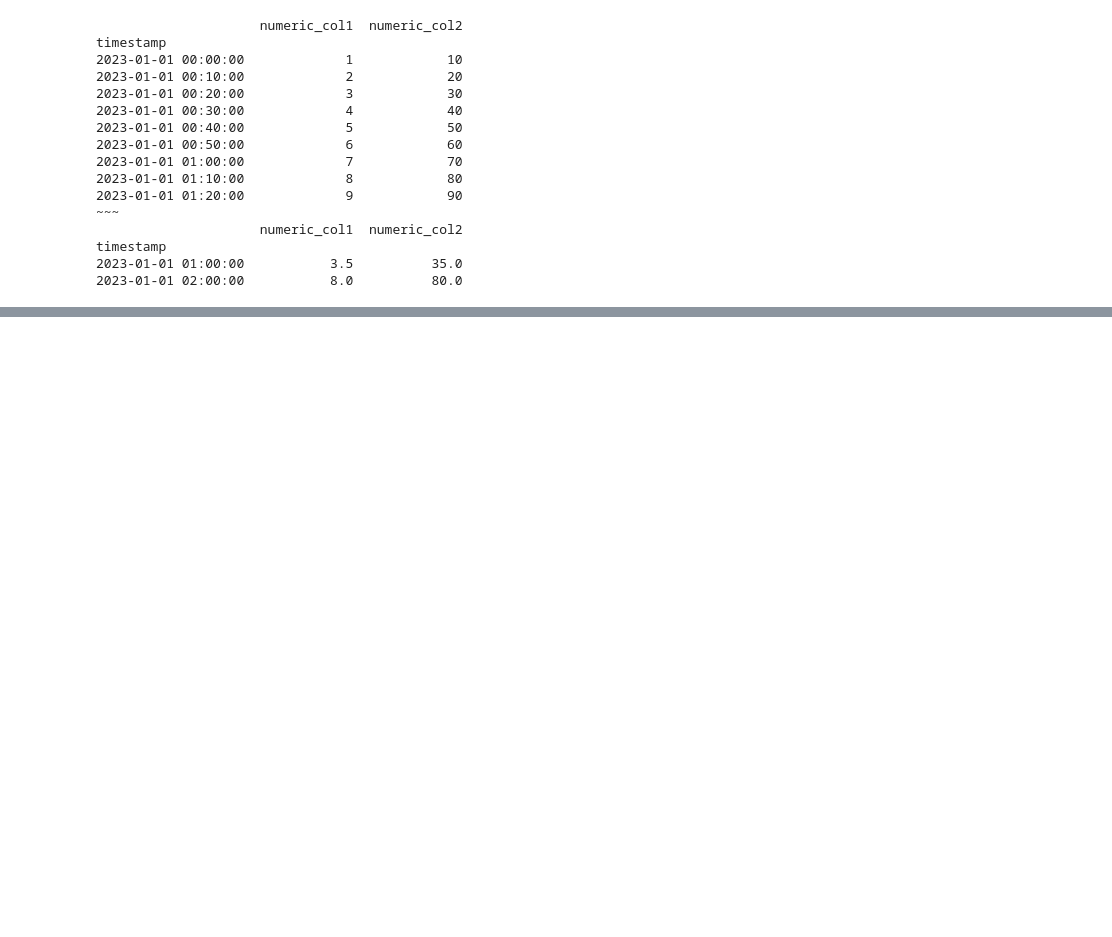
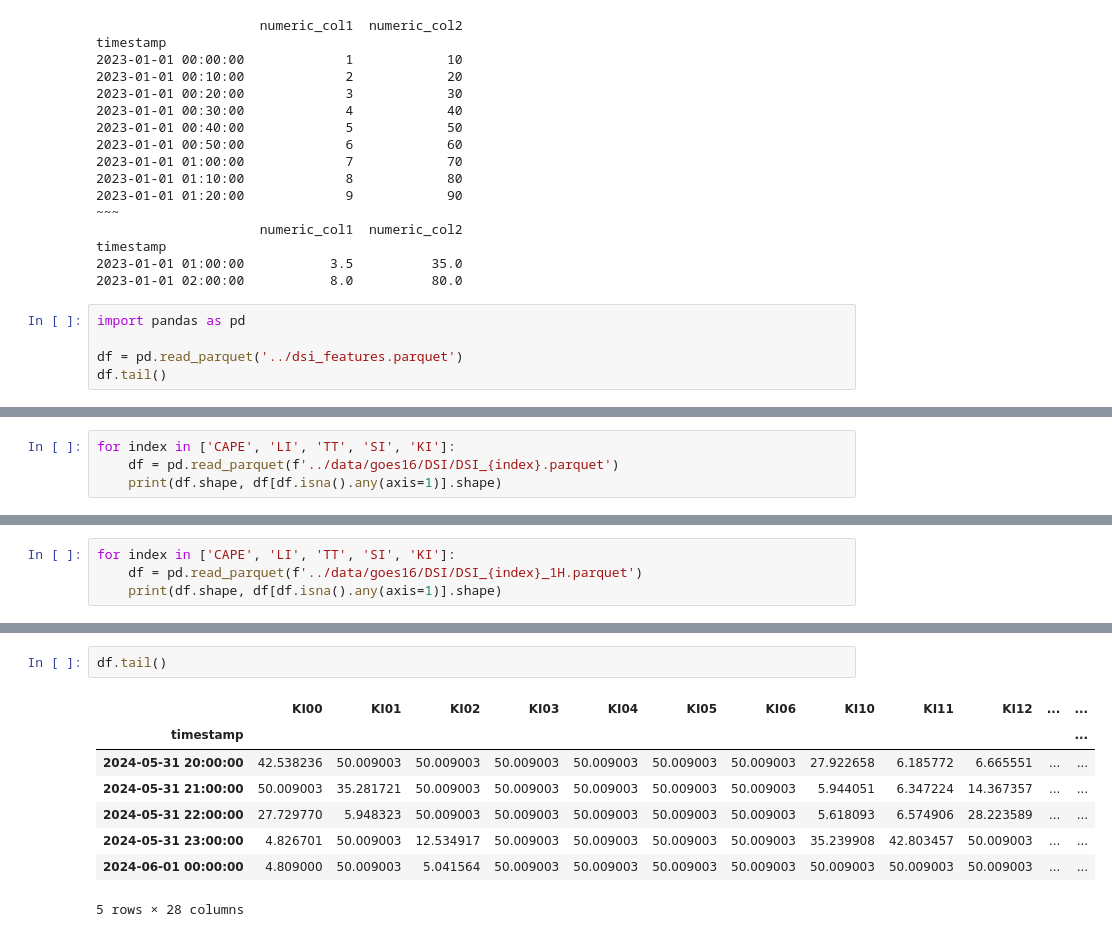
Before and after one commit to NietoCurcio/atmoseer, a Jupyter notebook: notebooks/MONAN_meeting.ipynb, the cells around one changed output, grey strips where cells are left out. Drawn from its saved outputs; the diff is of its cells as text; blank space fills up the shorter version.

```diff
--- a/notebooks/MONAN_meeting.ipynb
+++ b/notebooks/MONAN_meeting.ipynb
@@ -1360,3 +1360,8 @@ timestamp
 timestamp
 2023-01-01 01:00:00           3.5          35.0
 2023-01-01 02:00:00           8.0          80.0
+# %%
+import pandas as pd
+
+df = pd.read_parquet('../dsi_features.parquet')
+df.tail()
@@ -1362,0 +1398,4 @@ timestamp
+# %%
+for index in ['CAPE', 'LI', 'TT', 'SI', 'KI']:
+    df = pd.read_parquet(f'../data/goes16/DSI/DSI_{index}.parquet')
+    print(df.shape, df[df.isna().any(axis=1)].shape)
@@ -1362,0 +1452,4 @@ timestamp
+# %%
+for index in ['CAPE', 'LI', 'TT', 'SI', 'KI']:
+    df = pd.read_parquet(f'../data/goes16/DSI/DSI_{index}_1H.parquet')
+    print(df.shape, df[df.isna().any(axis=1)].shape)
@@ -1362,0 +1491,11 @@ timestamp
+# %%
+df.tail()
+# %% [output]
+|  | KI00 | KI01 | KI02 | KI03 | KI04 | KI05 | KI06 | KI10 | KI11 | KI12 | ... | ... |
+| timestamp |  |  |  |  |  |  |  |  |  |  |  | ... |
+| 2024-05-31 20:00:00 | 42.538236 | 50.009003 | 50.009003 | 50.009003 | 50.009003 | 50.009003 | 50.009003 | 27.922658 | 6.185772 | 6.665551 | ... | ... |
+| 2024-05-31 21:00:00 | 50.009003 | 35.281721 | 50.009003 | 50.009003 | 50.009003 | 50.009003 | 50.009003 | 5.944051 | 6.347224 | 14.367357 | ... | ... |
+| 2024-05-31 22:00:00 | 27.729770 | 5.948323 | 50.009003 | 50.009003 | 50.009003 | 50.009003 | 50.009003 | 5.618093 | 6.574906 | 28.223589 | ... | ... |
+| 2024-05-31 23:00:00 | 4.826701 | 50.009003 | 12.534917 | 50.009003 | 50.009003 | 50.009003 | 50.009003 | 35.239908 | 42.803457 | 50.009003 | ... | ... |
+| 2024-06-01 00:00:00 | 4.809000 | 50.009003 | 5.041564 | 50.009003 | 50.009003 | 50.009003 | 50.009003 | 50.009003 | 50.009003 | 50.009003 | ... | ... |
+5 rows × 28 columns
```
Also changed, not shown: parts of 11 cells of this notebook, 6 other files.
